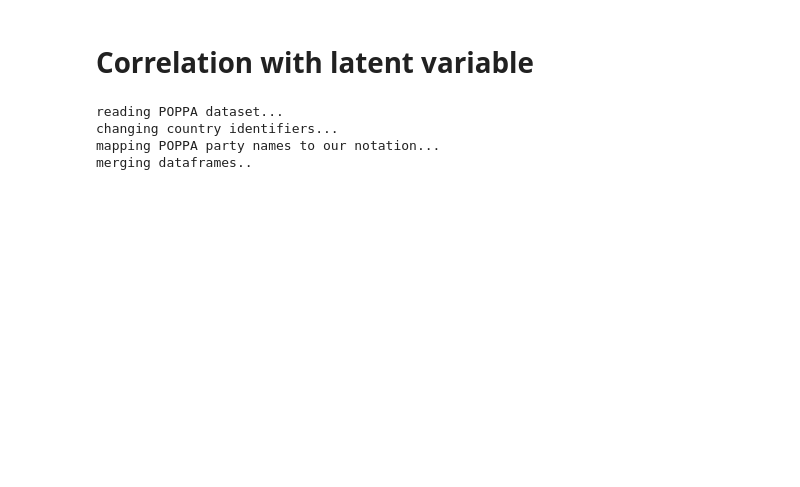
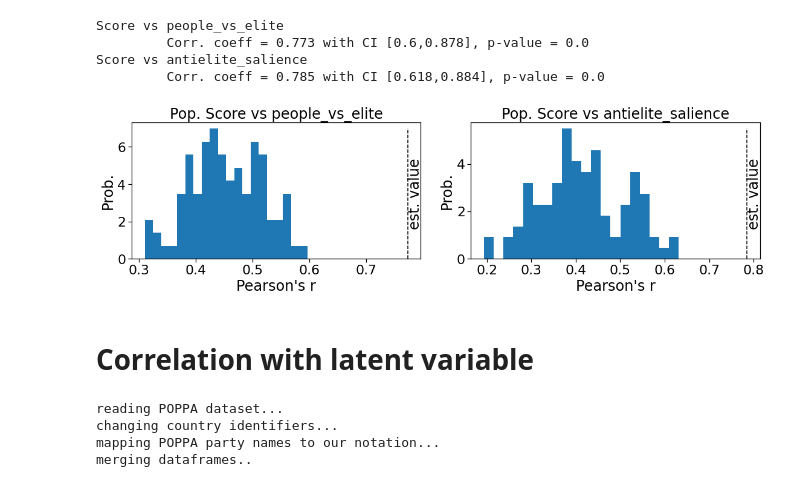
Before and after one commit to bernomone/howPopParties_addendum, a Jupyter notebook: 04_reshuffling_effect.ipynb, the cells around one changed output. Saved outputs shown, nothing was run; the diff lists cells and outputs as text; code cells hidden in the pictures; blank space fills up the shorter version.

```diff
--- a/04_reshuffling_effect.ipynb
+++ b/04_reshuffling_effect.ipynb
@@ -211,18 +216,0 @@ df_scores_in_time_resh.head(n=10)
-# %%
-overlap_data = []
-
-for nation in nations:
-    for random_state in sorted(df_global_scores_resh.random_state.unique()):
-        random_mapping = pickle.load( open("./datasets_resh/{0}_remapping_{1}.pkl".format(nation, random_state), "rb"))
-
-        overlaps = 0
-        for pyo, pyo_resh in random_mapping.items():
-            p = pyo[0]
-            p_resh = pyo_resh[0]
-            if p in populist_parties[nation] and p_resh in populist_parties[nation]: overlaps+=1
-
-        overlaps = overlaps/len(random_mapping)
-
-        overlap_data.append({"nation":nation, "random_state":random_state, "overlaps":overlaps})
-
-df_overlap_resh = pd.DataFrame(overlap_data)
@@ -229,3 +344,46 @@ df_overlap_resh = pd.DataFrame(overlap_data)
+# %%
+sns.set_context("notebook", font_scale=2)
+fig,axs = plt.subplots(figsize=(16,5), ncols=2)
+
+for i, var in enumerate(["people_vs_elite","antielite_salience"]):
+
+    res = pearsons_whole_stats(df_ches.score.values, df_ches[var].values)
+    res = {k:round(res[k],3) for k in res}
+    print("Score vs {}".format(var))
+    print("\t Corr. coeff = {0} with CI [{1},{2}], p-value = {3}".format(res["coeff"], res["lo"], res["hi"], res["p_value"]))
+
+    ###########################
+
+    r_resh_list = []
+    p_values_list = []
+    for random_state in sorted(df_global_scores_resh.random_state.unique()):
+        df_global_scores_resh_aux = df_global_scores_resh[df_global_scores_resh.random_state==random_state]
+        df_ches_with_resh = pd.merge(df_ches,df_global_scores_resh_aux[["nation","party","score"]], on=["nation", "party"], how="left",suffixes=("","_resh{}".format(random_state)) )
+
+        res_resh = pearsons_whole_stats(df_ches_with_resh["score_resh{}".format(random_state)].values, df_ches_with_resh[var].values)
+        r_resh_list.append(res_resh["coeff"])
+        p_values_list.append(res_resh["p_value"])
+
+    ###########################
+
+    ax = axs.flatten()[i]
+    ax.set_title("Pop. Score vs {}".format(var))
+    hist = ax.hist(r_resh_list,bins=20, density=True)
+    ax.set_xlabel("Pearson's r")
+    ax.set_ylabel("Prob.")
+
+    v_up = hist[0].max()
+    ax.vlines(res["coeff"],0,v_up, color="black", linestyle="dashed")
+    ax.text(res["coeff"], v_up/4, "est. value", rotation=90)
+
+plt.tight_layout()
+plt.savefig("./figures/ches_reshufflings.png", dpi=300)
+# %% [output]
+Score vs people_vs_elite
+         Corr. coeff = 0.773 with CI [0.6,0.878], p-value = 0.0
+Score vs antielite_salience
+         Corr. coeff = 0.785 with CI [0.618,0.884], p-value = 0.0
+[figure, added]
 # %% [markdown]
 # Correlation with latent variable
 # %%
```
Also changed, not shown: parts of 17 cells of this notebook, 1 other file.
